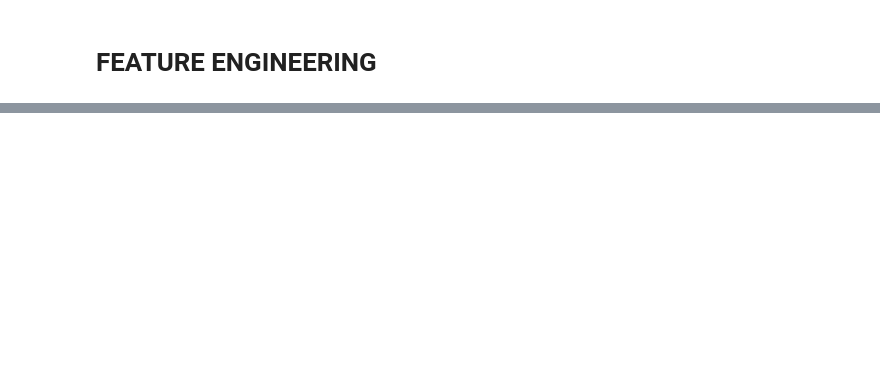
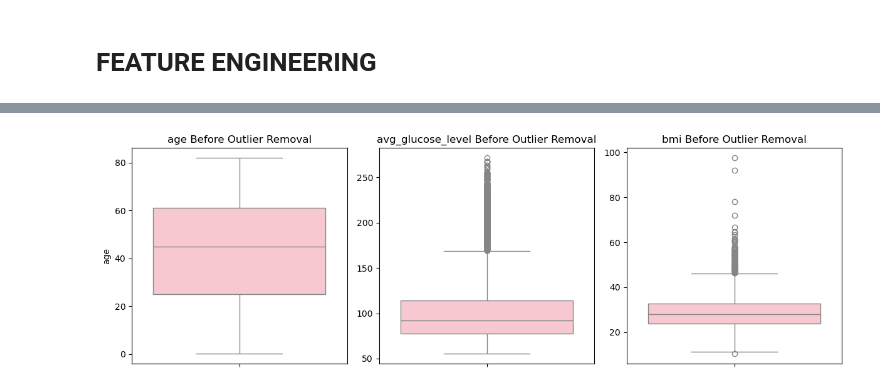
Before and after one commit to iamsermie/IDSS-ICA-2, a Jupyter notebook: stroke decision support system.ipynb, the cells around one changed output, grey strips where cells are left out. Cells and saved outputs as stored; diff of their text form; code cells hidden in the pictures; blank space fills up the shorter version.

```diff
--- a/stroke decision support system.ipynb
+++ b/stroke decision support system.ipynb
@@ -153,3 +153,13 @@ array([1, 0])
 #### we have 2 unique values in the output variable which is 1 (means the patient is likely to have stroke due to their lifestyle) and 0 (means not likely to have stroke becaus of their lifestyle)
 # %% [markdown]
 # EXPLORATORY DATA ANALYSIS
+# %%
+# Check unique values in categorical columns
+try:
+    cat_cols = cat
+except NameError:
+    cat_cols = df.select_dtypes(include=['object','category']).columns
+
+print("Categorical columns and their unique value counts:")
+for col in cat_cols:
+    print(f"{col} has: {df[col].nunique()} unique values -> {df[col].unique()}")
@@ -188,6 +207,7 @@ plt.show()
 # %% [output]
 [figure]
 # %%
+cat_cols = df.select_dtypes(include='object').columns
 plt.figure(figsize=(15, 12))
 
 for idx, col in enumerate(cat_cols, 1):
@@ -273,0 +287,78 @@ plt.show()
+# %%
+if 'id' in df.columns:
+    data = df.drop(columns=['id'])
+if 'stroke' in df.columns:
+    data_numeric = df.drop(columns=['stroke'])
+else:
+    data_numeric = data
+
+# Select numerical columns for outlier detection
+numerical_cols = num_cols = ["age", "avg_glucose_level", "bmi"]
+print(f"Numerical columns for outlier detection: {numerical_cols}")
+
+custom_palette = ['pink']
+custom_palette1 = ['yellow']
+# Function to detect and remove outliers using IQR method
+def remove_outliers_iqr(df, column, multiplier=1.5):
+    Q1 = df[column].quantile(0.25)
+    Q3 = df[column].quantile(0.75)
+    IQR = Q3 - Q1
+    lower_bound = Q1 - multiplier * IQR
+    upper_bound = Q3 + multiplier * IQR
+
+    # Identify outliers
+    outliers = df[(df[column] < lower_bound) | (df[column] > upper_bound)][column]
+    print(f"\nColumn: {column}")
+    print(f"Lower bound: {lower_bound:.2f}, Upper bound: {upper_bound:.2f}")
+    print(f"Number of outliers: {len(outliers)}")
+    #print(f"Outlier values:\n{outliers}")
+
+    # Remove outliers
+    df_cleaned = df[(df[column] >= lower_bound) & (df[column] <= upper_bound)]
+    return df_cleaned, outliers
+
+# Initialize the cleaned dataset
+data_cleaned = df.copy()
+
+# Apply outlier removal to each numerical column
+for col in numerical_cols:
+    data_cleaned, outliers = remove_outliers_iqr(data_cleaned, col, multiplier=1.5)
+
+# Display the number of rows removed
+rows_removed = len(df) - len(data_cleaned)
+print(f"\nTotal rows before: {len(df)}")
+print(f"Total rows after removing outliers: {len(data_cleaned)}")
+print(f"Number of rows removed: {rows_removed}")
+
+# --- Visualization: Box Plots Before and After for All Features in 5 Columns ---
+# Before removal
+n_cols = 5
+n_rows_before = (len(numerical_cols) + n_cols - 1) // n_cols  # Dynamic rows based on number of columns
+plt.figure(figsize=(20, 4 * n_rows_before))
+
+for i, col in enumerate(numerical_cols, 1):
+    plt.subplot(n_rows_before, n_cols, i)
+    sns.boxplot(data=df, y=col, palette=custom_palette)
+    plt.title(f'{col} Before Outlier Removal')
+    plt.ylabel(col if i % n_cols == 1 else '')  # Label only the first column of each row
+
+plt.tight_layout()
+plt.show()
+
+# After removal
+n_rows_after = (len(numerical_cols) + n_cols - 1) // n_cols  # Dynamic rows based on number of columns
+plt.figure(figsize=(20, 4 * n_rows_after))
+
+for i, col in enumerate(numerical_cols, 1):
+    plt.subplot(n_rows_after, n_cols, i)
+    sns.boxplot(data=data_cleaned, y=col, palette=custom_palette1)
+    plt.title(f'{col} After Outlier Removal')
+    plt.ylabel(col if i % n_cols == 1 else '')  # Label only the first column of each row
+
+plt.tight_layout()
+plt.show()
+
+# Save the cleaned dataset
+data_cleaned.to_csv('stroke_new.csv', index=False)
+print("Cleaned dataset saved as 'stroke_new.csv'")
+# %% [output]
@@ -273,0 +382 @@ plt.show()
+[figure, added]
```
Also changed, not shown: parts of 22 cells of this notebook, 3 other files.
